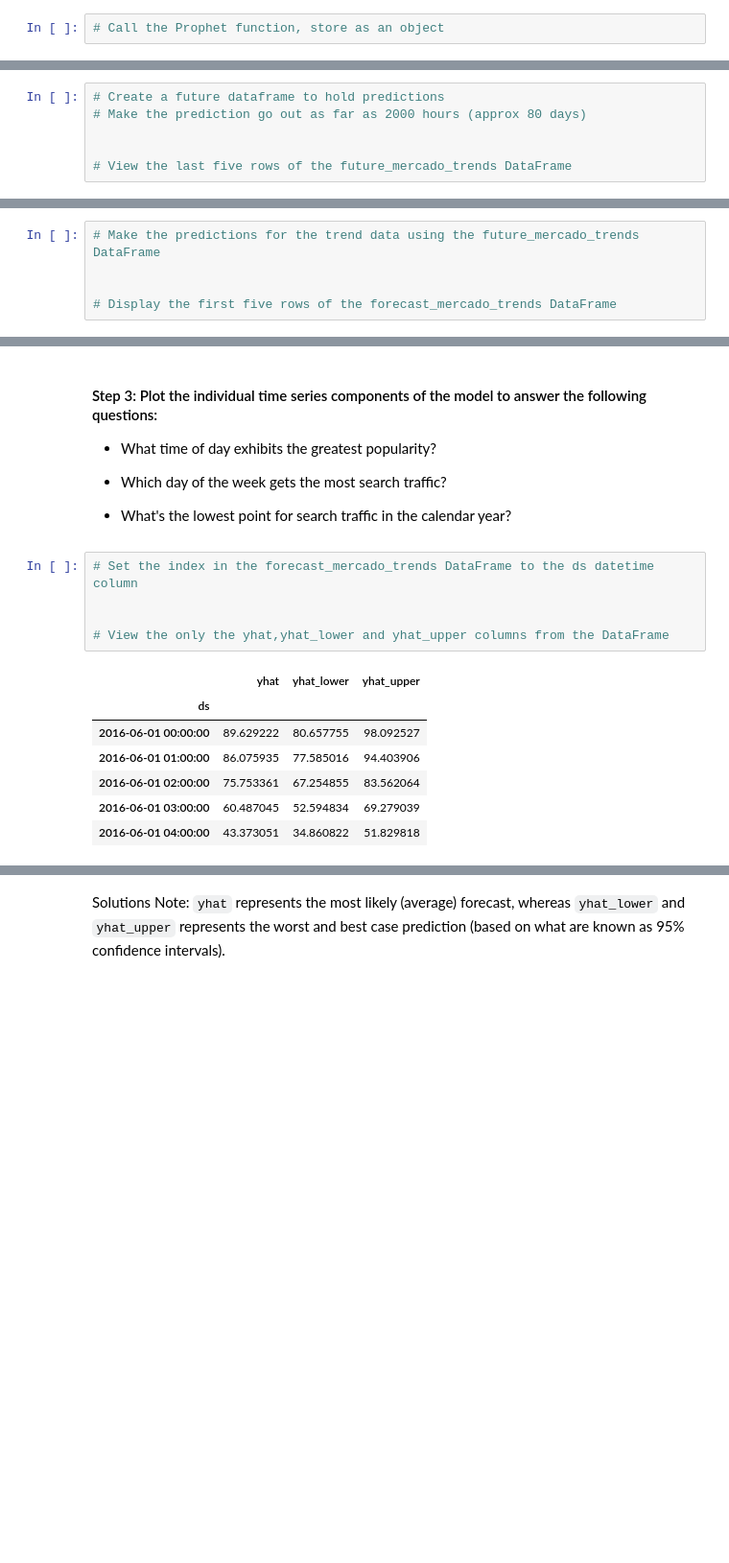
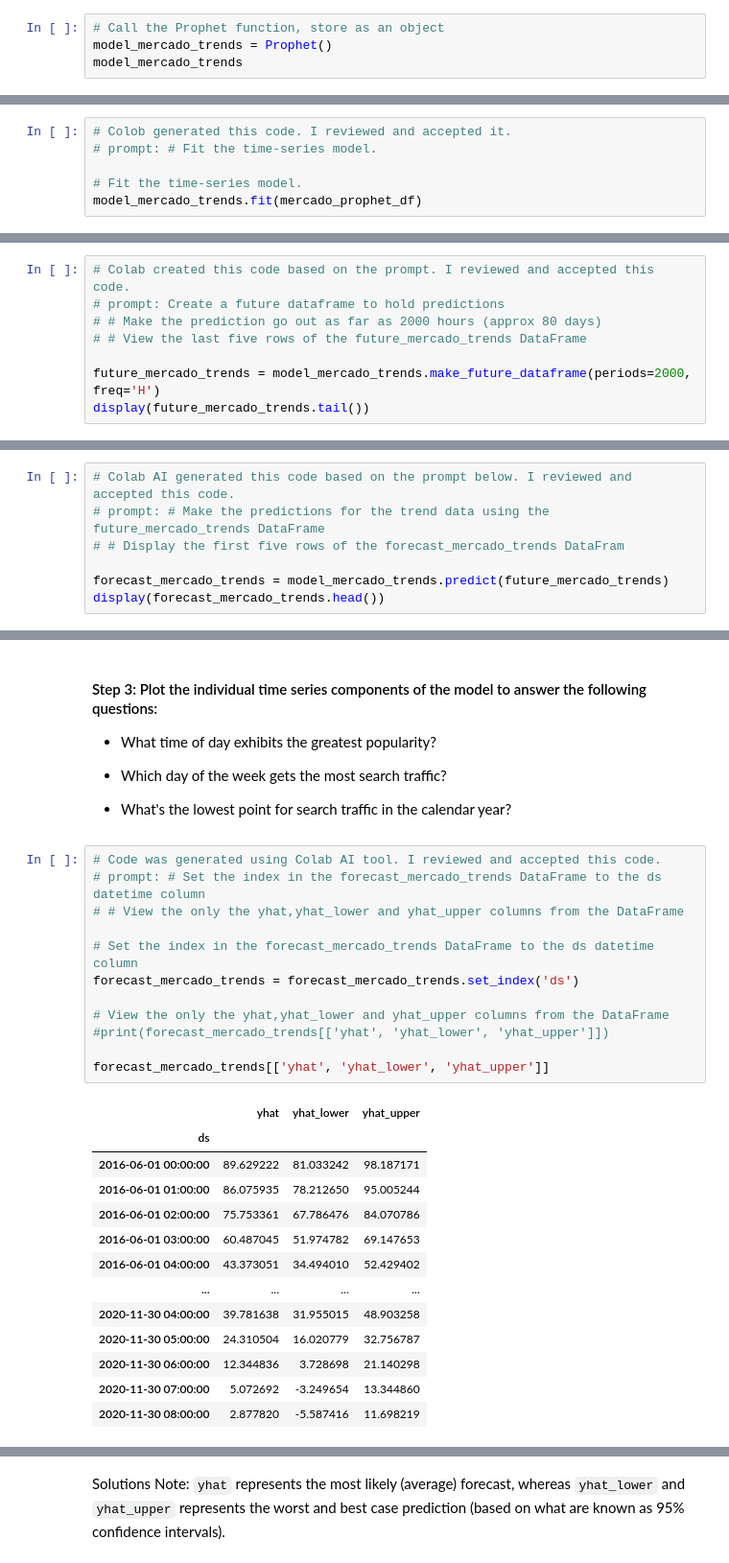
Before and after one commit to cscheese/prophet-challenge, a Jupyter notebook: forecasting_net_prophet.ipynb, the cells around one changed output, grey strips where cells are left out. Shown at 96% size. Drawn from its saved outputs; the diff is of its cells as text; blank space fills up the shorter version.

```diff
--- a/forecasting_net_prophet.ipynb
+++ b/forecasting_net_prophet.ipynb
@@ -415,4 +543,6 @@ Now, you need to produce a time series model that analyzes and forecasts pattern
 # %%
 # Call the Prophet function, store as an object
+model_mercado_trends = Prophet()
+model_mercado_trends
 # %% [output]
 <prophet.forecaster.Prophet at 0x...>
@@ -431,0 +549,6 @@ INFO:cmdstanpy:Chain [1] done processing
+# %%
+# Colob generated this code. I reviewed and accepted it.
+# prompt: # Fit the time-series model.
+
+# Fit the time-series model.
+model_mercado_trends.fit(mercado_prophet_df)
@@ -432,9 +566,11 @@ INFO:cmdstanpy:Chain [1] done processing
 # %%
-# Create a future dataframe to hold predictions
-# Make the prediction go out as far as 2000 hours (approx 80 days)
+# Colab created this code based on the prompt. I reviewed and accepted this code.
+# prompt: Create a future dataframe to hold predictions
+# # Make the prediction go out as far as 2000 hours (approx 80 days)
+# # View the last five rows of the future_mercado_trends DataFrame
 
-
-# View the last five rows of the future_mercado_trends DataFrame
+future_mercado_trends = model_mercado_trends.make_future_dataframe(periods=2000, freq='H')
+display(future_mercado_trends.tail())
 # %% [output]
 |  | ds |
 | 39101 | 2020-11-30 04:00:00 |
@@ -443,9 +579,11 @@ INFO:cmdstanpy:Chain [1] done processing
 | 39104 | 2020-11-30 07:00:00 |
 | 39105 | 2020-11-30 08:00:00 |
 # %%
-# Make the predictions for the trend data using the future_mercado_trends DataFrame
+# Colab AI generated this code based on the prompt below. I reviewed and accepted this code.
+# prompt: # Make the predictions for the trend data using the future_mercado_trends DataFrame
+# # Display the first five rows of the forecast_mercado_trends DataFram
 
-
-# Display the first five rows of the forecast_mercado_trends DataFrame
+forecast_mercado_trends = model_mercado_trends.predict(future_mercado_trends)
+display(forecast_mercado_trends.head())
 # %% [output]
 |  | ds | trend | yhat_lower | yhat_upper | trend_lower | trend_upper | additive_terms | ... |
@@ -477,15 +619,28 @@ INFO:cmdstanpy:Chain [1] done processing
 
 * What's the lowest point for search traffic in the calendar year?
 # %%
+# Code was generated using Colab AI tool. I reviewed and accepted this code.
+# prompt: # Set the index in the forecast_mercado_trends DataFrame to the ds datetime column
+# # View the only the yhat,yhat_lower and yhat_upper columns from the DataFrame
+
 # Set the index in the forecast_mercado_trends DataFrame to the ds datetime column
-
+forecast_mercado_trends = forecast_mercado_trends.set_index('ds')
 
 # View the only the yhat,yhat_lower and yhat_upper columns from the DataFrame
+#print(forecast_mercado_trends[['yhat', 'yhat_lower', 'yhat_upper']])
+
+forecast_mercado_trends[['yhat', 'yhat_lower', 'yhat_upper']]
 # %% [output]
 |  | yhat | yhat_lower | yhat_upper |
 | ds |  |  |  |
-| 2016-06-01 00:00:00 | 89.629222 | 80.657755 | 98.092527 |
-| 2016-06-01 01:00:00 | 86.075935 | 77.585016 | 94.403906 |
-| 2016-06-01 02:00:00 | 75.753361 | 67.254855 | 83.562064 |
-| 2016-06-01 03:00:00 | 60.487045 | 52.594834 | 69.279039 |
-| 2016-06-01 04:00:00 | 43.373051 | 34.860822 | 51.829818 |
+| 2016-06-01 00:00:00 | 89.629222 | 81.033242 | 98.187171 |
+| 2016-06-01 01:00:00 | 86.075935 | 78.212650 | 95.005244 |
+| 2016-06-01 02:00:00 | 75.753361 | 67.786476 | 84.070786 |
+| 2016-06-01 03:00:00 | 60.487045 | 51.974782 | 69.147653 |
+| 2016-06-01 04:00:00 | 43.373051 | 34.494010 | 52.429402 |
+| ... | ... | ... | ... |
+| 2020-11-30 04:00:00 | 39.781638 | 31.955015 | 48.903258 |
+| 2020-11-30 05:00:00 | 24.310504 | 16.020779 | 32.756787 |
+| 2020-11-30 06:00:00 | 12.344836 | 3.728698 | 21.140298 |
+| 2020-11-30 07:00:00 | 5.072692 | -3.249654 | 13.344860 |
+| 2020-11-30 08:00:00 | 2.877820 | -5.587416 | 11.698219 |
```
Also changed, not shown: parts of 50 cells of this notebook, 1 other file.
